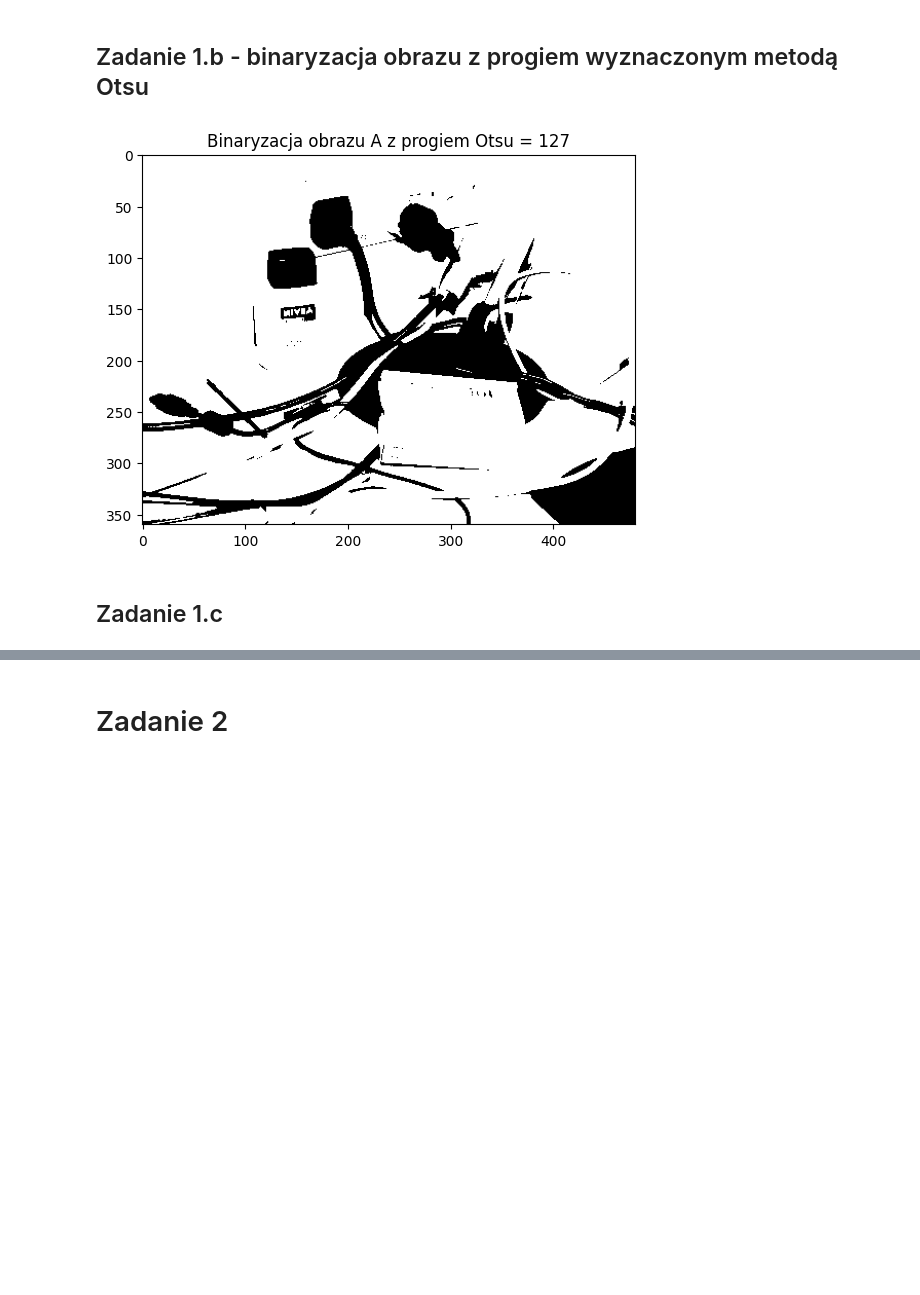
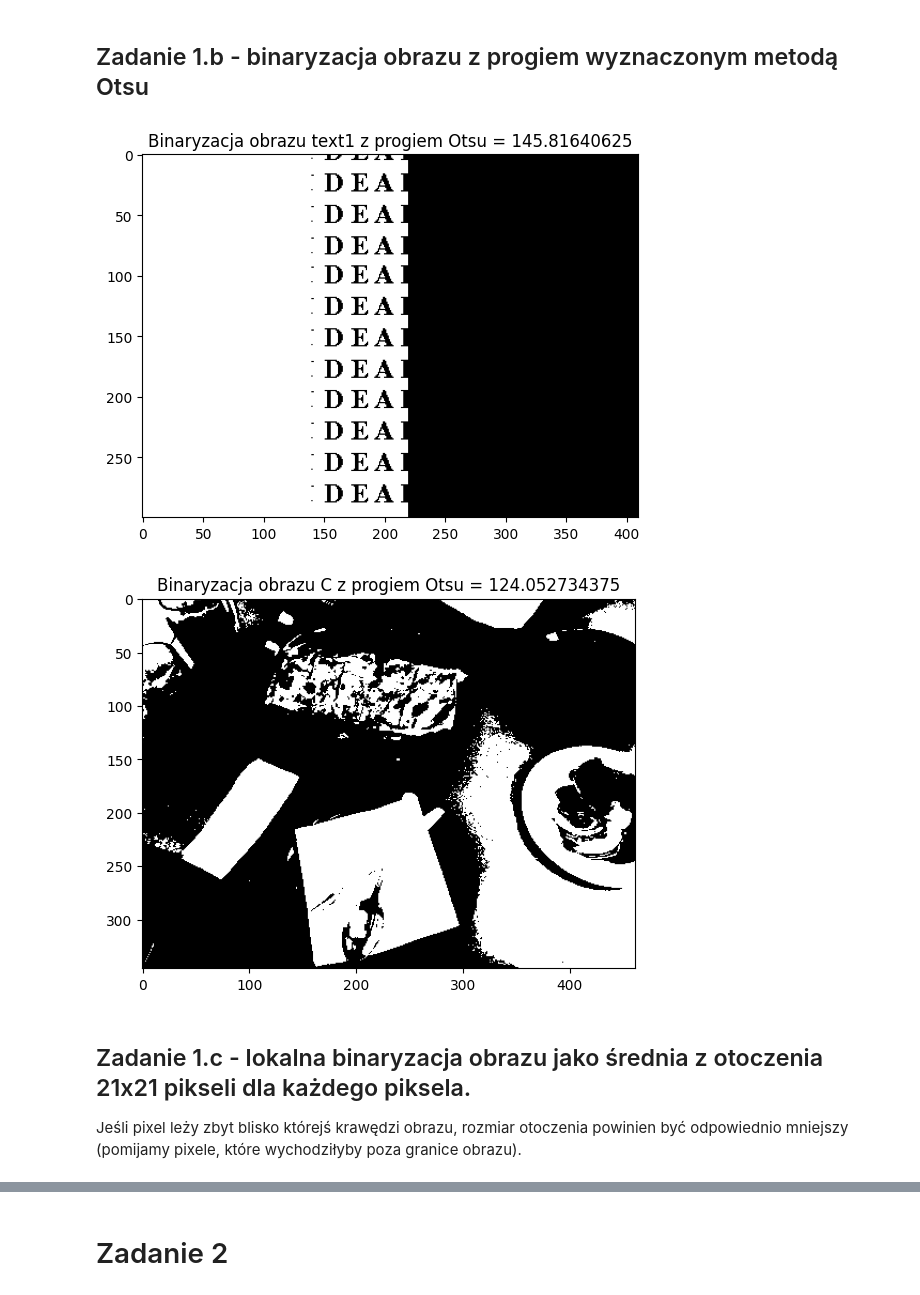
Before and after one commit to Isembart/Grafika-Komputerowa, a Jupyter notebook: Lab2/lab2.ipynb, the cells around one changed output, grey strips where cells are left out. Saved outputs shown, nothing was run; the diff lists cells and outputs as text; code cells hidden in the pictures; blank space fills up the shorter version.

```diff
--- a/Lab2/lab2.ipynb
+++ b/Lab2/lab2.ipynb
@@ -50,37 +54,44 @@ plt.show()
 ## Zadanie 1.b - binaryzacja obrazu z progiem wyznaczonym metodą Otsu
 # %%
 def otsuThreshold(img):
-    x,y,z = img.shape
-    imgGray = cv2.cvtColor(img, cv2.COLOR_BGR2GRAY)
-    hist = cv2.calcHist([imgGray], [0], None, [256], [0, 256])
-    total = x * y
-    sumB = 0
-    wB = 0
-    maximum = 0.0
-    sum1 = np.dot(np.arange(256), hist.flatten())
-    for i in range(256):
-        wB += hist[i]
-        if wB == 0:
-            continue
-        wF = total - wB
-        if wF == 0:
-            break
-        sumB += i * hist[i]
-        mB = sumB / wB
-        mF = (sum1 - sumB) / wF
-        between = wB * wF * (mB - mF) ** 2
-        if between > maximum:
-            level = i
-            maximum = between
-    return level
+    # Obrazy wejściowe są 8-bitowe, więc liczba poziomów szarości wynosi 256
+    hist, bin_edges = np.histogram(img, bins=256)
 
-calculatedThresholdA = otsuThreshold(imgA)
-binarizedImgA_Otsu = binaryzacjaProgiem(imgA, calculatedThresholdA)
+    # Calculate centers of bins
+    bin_mids = (bin_edges[:-1] + bin_edges[1:]) / 2.
 
-plt.imshow(binarizedImgA_Otsu)
-plt.title('Binaryzacja obrazu A z progiem Otsu = ' + str(calculatedThresholdA))
+    # Iterate over all thresholds (indices) and get the probabilities w1(t), w2(t)
+    weight1 = np.cumsum(hist)
+    weight2 = np.cumsum(hist[::-1])[::-1]
+
+    # Get the class means mu0(t)
+    mean1 = np.cumsum(hist * bin_mids) / weight1
+    # Get the class means mu1(t)
+    mean2 = (np.cumsum((hist * bin_mids)[::-1]) / weight2[::-1])[::-1]
+
+    inter_class_variance = weight1[:-1] * weight2[1:] * (mean1[:-1] - mean2[1:]) ** 2
+
+    # Maximize the inter_class_variance function val
+    index_of_max_val = np.argmax(inter_class_variance)
+
+    threshold = bin_mids[:-1][index_of_max_val]
+    return threshold
+
+calculatedThresholdA = otsuThreshold(imgText)
+binarizedImgText_Otsu = binaryzacjaProgiem(imgText, calculatedThresholdA)
+
+calculatedThresholdC = otsuThreshold(imgC)
+binarizedImgC_Otsu = binaryzacjaProgiem(imgC, calculatedThresholdC)
+plt.imshow(binarizedImgText_Otsu)
+plt.title('Binaryzacja obrazu text1 z progiem Otsu = ' + str(calculatedThresholdA))
 plt.show()
+plt.imshow(binarizedImgC_Otsu)
+plt.title('Binaryzacja obrazu C z progiem Otsu = ' + str(calculatedThresholdC))
+plt.show()
 # %% [output]
-[figure, old version]
+[figure, new version]
+[figure, added]
 # %% [markdown]
-## Zadanie 1.c
+## Zadanie 1.c - lokalna binaryzacja obrazu jako średnia z otoczenia 21x21 pikseli dla każdego piksela.
+Jeśli pixel leży zbyt blisko którejś krawędzi obrazu, rozmiar otoczenia powinien być
+odpowiednio mniejszy (pomijamy pixele, które wychodziłyby poza granice obrazu).
```
Also changed, not shown: parts of 3 cells of this notebook.
